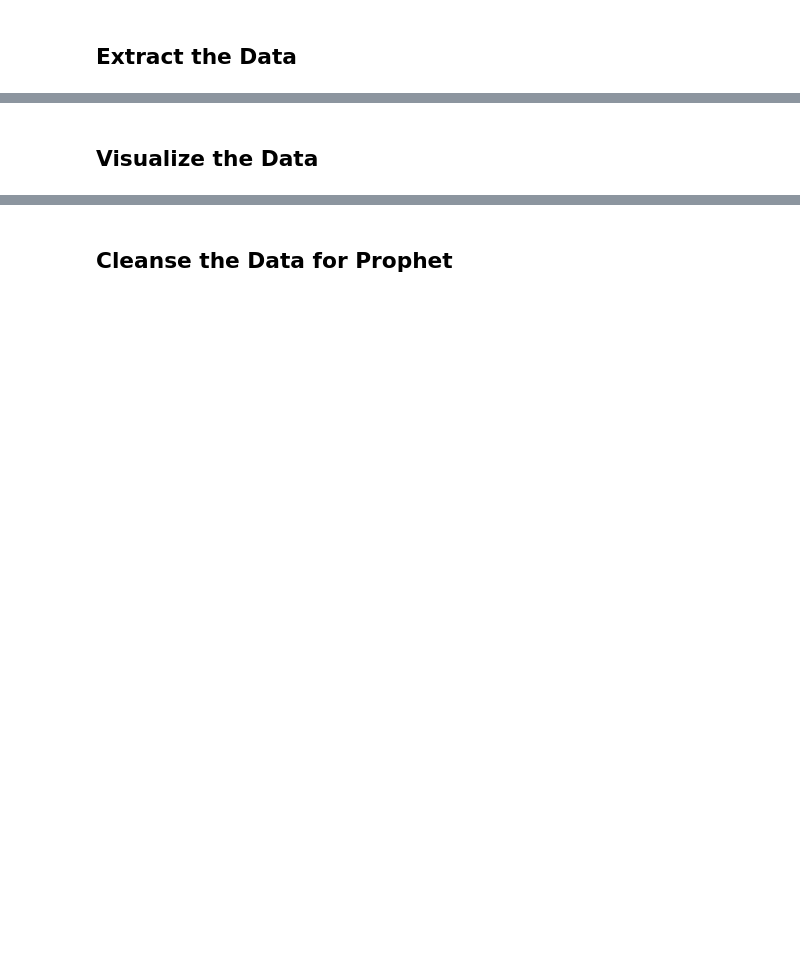
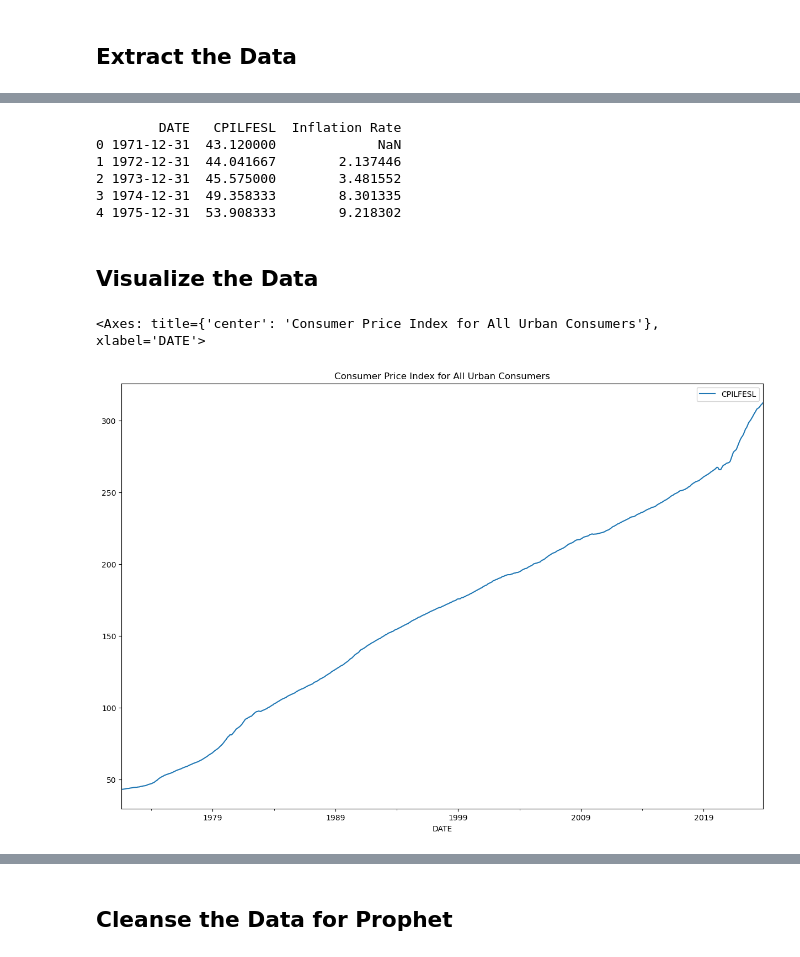
Before and after one commit to juanlavieri/housing_currency, a Jupyter notebook: Dollar_Value_Analysis.ipynb, the cells around one changed output, grey strips where cells are left out. Drawn from its saved outputs; the diff is of its cells as text; code cells hidden in the pictures; blank space fills up the shorter version.

Commit message:
extracted and transformed consumer price index data and did some initial predictions and vizualizations

```diff
--- a/Dollar_Value_Analysis.ipynb
+++ b/Dollar_Value_Analysis.ipynb
@@ -5,0 +3,10 @@
+# %%
+# Importing pandas library
+import pandas as pd
+
+# Load the CPI data
+cpi_file_path = 'Resources/CPI.csv'
+cpi_df = pd.read_csv(cpi_file_path)
+
+# Exploring the top 5 columns
+cpi_df.head()
@@ -5,0 +33,6 @@
+# %%
+# Converting the DATE column to a datetime format
+cpi_df['DATE'] = pd.to_datetime(cpi_df['DATE'])
+
+# Validating the conversion
+cpi_df.info()
@@ -6,3 +49,28 @@
+# %%
+# Resampling the data to get annual averages
+annual_cpi_df = cpi_df.resample('Y', on='DATE').mean()
+
+# Resetting the index to get 'DATE' as a column
+annual_cpi_df.reset_index(inplace=True)
+
+# Calculating Year-over-Year Inflation Rates
+annual_cpi_df['Inflation Rate'] = annual_cpi_df['CPILFESL'].pct_change() * 100
+
+# Displaying the first few rows to verify the changes
+print(annual_cpi_df.head())
+# %% [output]
+        DATE   CPILFESL  Inflation Rate
+0 1971-12-31  43.120000             NaN
+1 1972-12-31  44.041667        2.137446
+2 1973-12-31  45.575000        3.481552
+3 1974-12-31  49.358333        8.301335
+4 1975-12-31  53.908333        9.218302
 # %% [markdown]
 ## Visualize the Data
+# %%
+# Plotting the CPI data
+cpi_df.plot(x='DATE', y='CPILFESL', title='Consumer Price Index for All Urban Consumers', figsize=(15,10))
+# %% [output]
+<Axes: title={'center': 'Consumer Price Index for All Urban Consumers'}, xlabel='DATE'>
+[figure, added]
 # %%
```
Also changed, not shown: parts of 19 cells of this notebook, 1 other file.
